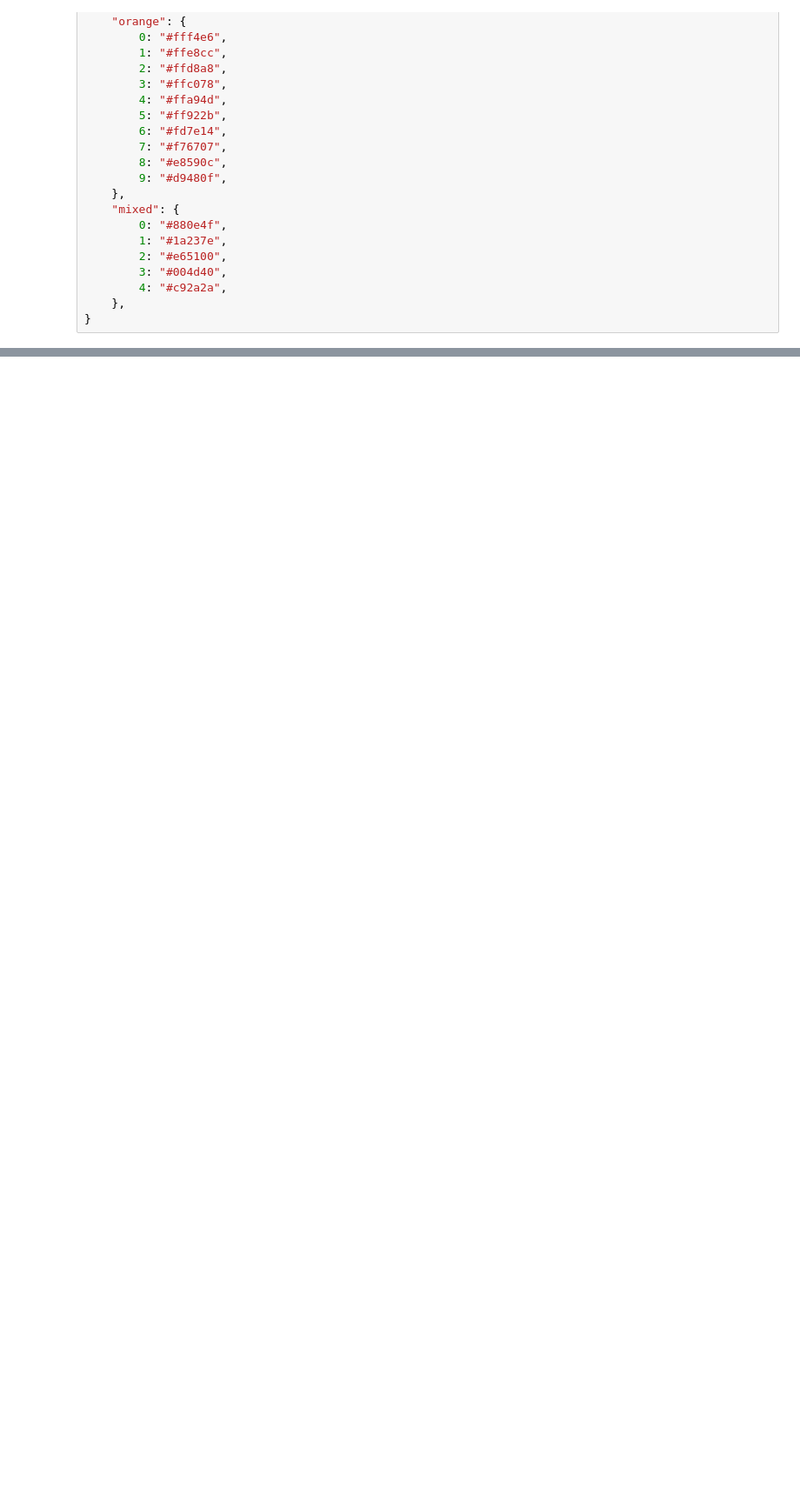
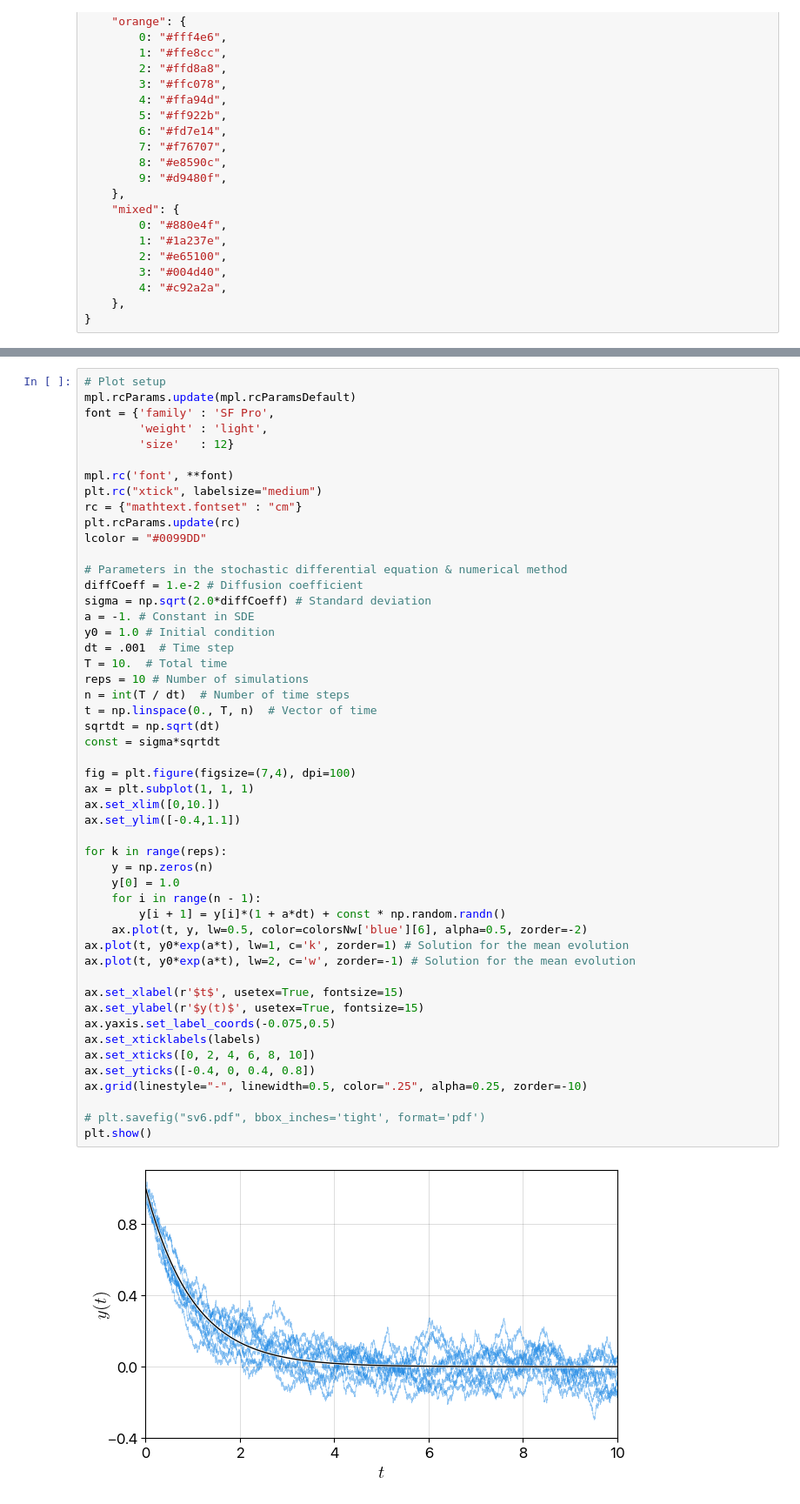
Before and after one commit to sgangaprasath/scientific-visualization, a Jupyter notebook: SV1.ipynb, the cells around one changed output, grey strips where cells are left out. Shown at 87% size. Saved outputs shown, nothing was run; the diff lists cells and outputs as text; blank space fills up the shorter version.

```diff
--- a/SV1.ipynb
+++ b/SV1.ipynb
@@ -314,0 +460,52 @@ plt.show()
+# %%
+# Plot setup
+mpl.rcParams.update(mpl.rcParamsDefault)
+font = {'family' : 'SF Pro',
+        'weight' : 'light',
+        'size'   : 12}
+
+mpl.rc('font', **font)
+plt.rc("xtick", labelsize="medium")
+rc = {"mathtext.fontset" : "cm"}
+plt.rcParams.update(rc)
+lcolor = "#0099DD"
+
+# Parameters in the stochastic differential equation & numerical method
+diffCoeff = 1.e-2 # Diffusion coefficient
+sigma = np.sqrt(2.0*diffCoeff) # Standard deviation
+a = -1. # Constant in SDE
+y0 = 1.0 # Initial condition
+dt = .001  # Time step
+T = 10.  # Total time
+reps = 10 # Number of simulations
+n = int(T / dt)  # Number of time steps
+t = np.linspace(0., T, n)  # Vector of time
+sqrtdt = np.sqrt(dt)
+const = sigma*sqrtdt
+
+fig = plt.figure(figsize=(7,4), dpi=100)
+ax = plt.subplot(1, 1, 1)
+ax.set_xlim([0,10.])
+ax.set_ylim([-0.4,1.1])
+
+for k in range(reps):
+    y = np.zeros(n)
+    y[0] = 1.0
+    for i in range(n - 1):
+        y[i + 1] = y[i]*(1 + a*dt) + const * np.random.randn()
+    ax.plot(t, y, lw=0.5, color=colorsNw['blue'][6], alpha=0.5, zorder=-2)
+ax.plot(t, y0*exp(a*t), lw=1, c='k', zorder=1) # Solution for the mean evolution
+ax.plot(t, y0*exp(a*t), lw=2, c='w', zorder=-1) # Solution for the mean evolution
+
+ax.set_xlabel(r'$t$', usetex=True, fontsize=15)
+ax.set_ylabel(r'$y(t)$', usetex=True, fontsize=15)
+ax.yaxis.set_label_coords(-0.075,0.5)
+ax.set_xticklabels(labels)
+ax.set_xticks([0, 2, 4, 6, 8, 10])
+ax.set_yticks([-0.4, 0, 0.4, 0.8])
+ax.grid(linestyle="-", linewidth=0.5, color=".25", alpha=0.25, zorder=-10)
+
+# plt.savefig("sv6.pdf", bbox_inches='tight', format='pdf')
+plt.show()
+# %% [output]
+[figure, added]
```
Also changed, not shown: parts of 8 cells of this notebook.
